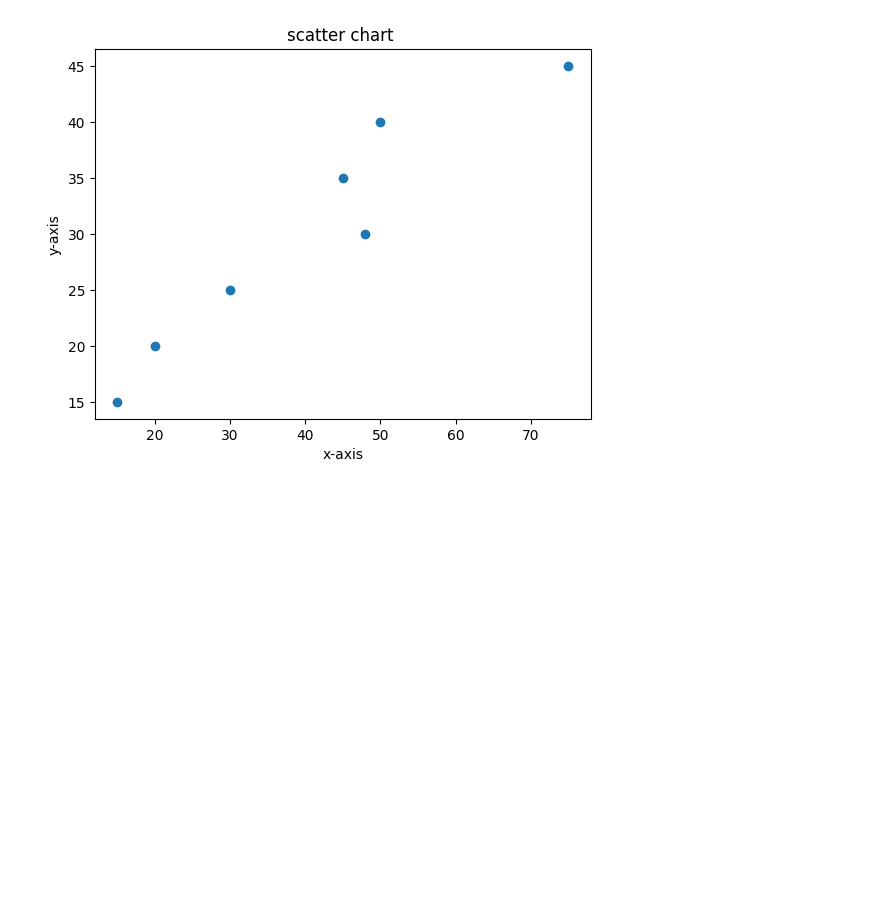
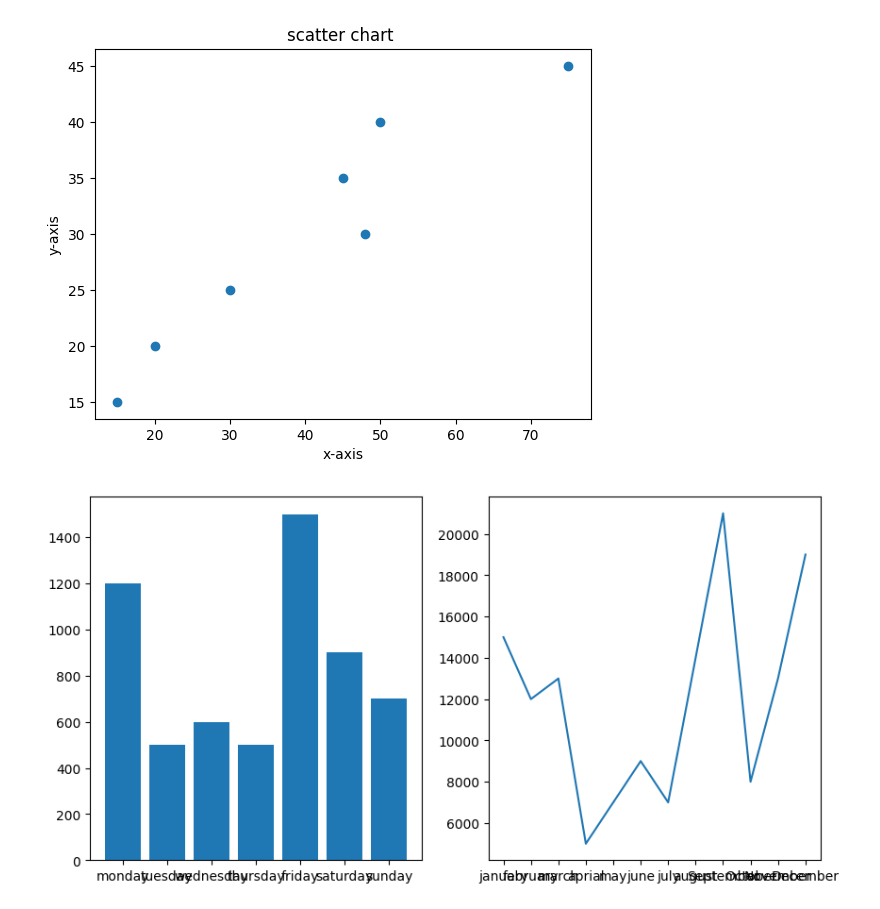
Before and after one commit to kailashchaudhary-p/Data-Science-Learning, a Jupyter notebook: Matplotlib.ipynb, the cells around one changed output. Saved outputs shown, nothing was run; the diff lists cells and outputs as text; code cells hidden in the pictures; blank space fills up the shorter version.

```diff
--- a/Matplotlib.ipynb
+++ b/Matplotlib.ipynb
@@ -107,0 +105,17 @@ plt.show()
+# %%
+#5) sub plots
+#use = in this we will use the multipple chart in one figur
+#data 1
+days =['monday','tuesday','wednesday','thursday','friday','saturday','sunday']
+sales =[1200,500,600,500,1500,900,700]
+#data 2
+months=['january','february','march','aprial','may','june','july','august','September','October','November','December']
+sales_month=[15000,12000,13000,5000,7000,9000,7000,14000,21000,8000,13000,19000]
+plt.figure(figsize=(10,5))
+plt.subplot(1,2,1)
+plt.bar(days,sales)
+plt.subplot(1,2,2)
+plt.plot(months,sales_month)
+plt.show()
+# %% [output]
+[figure, added]
```
Also changed, not shown: parts of 2 cells of this notebook.
